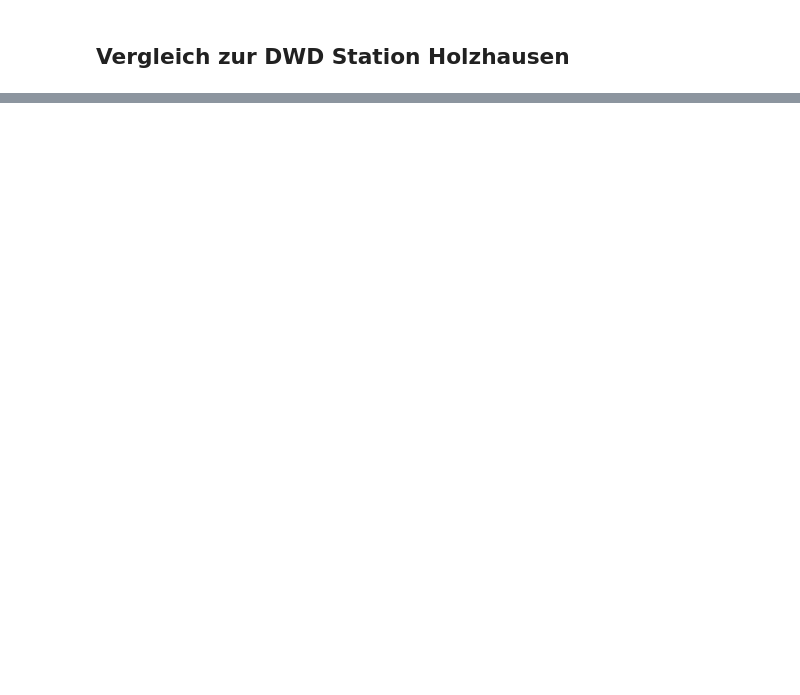
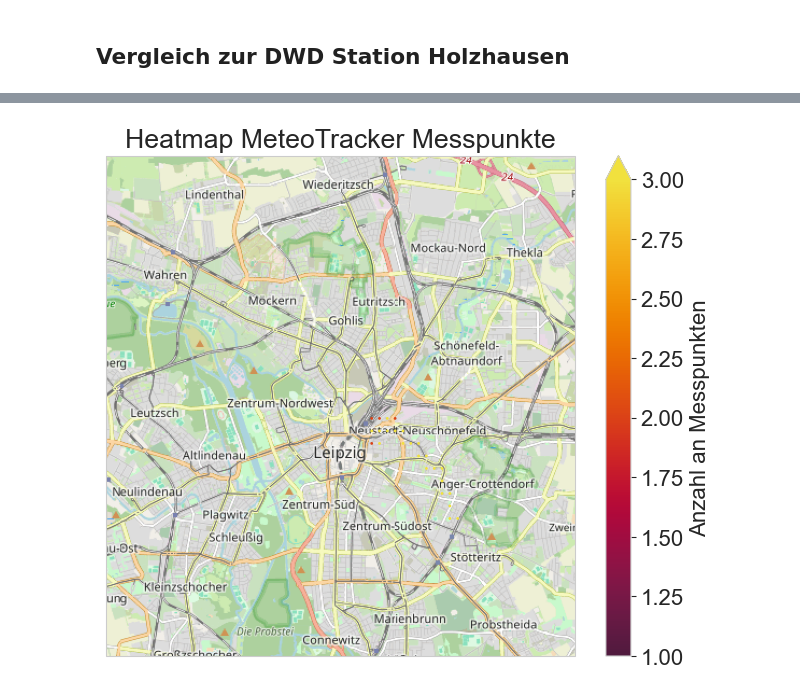
Before and after one commit to MeteorologieHautnah/MeteorologieHautnah, a Jupyter notebook: analysis/stumeta_2024.ipynb, the cells around one changed output, grey strips where cells are left out. Drawn from its saved outputs; the diff is of its cells as text; code cells hidden in the pictures; blank space fills up the shorter version.

```diff
--- a/analysis/stumeta_2024.ipynb
+++ b/analysis/stumeta_2024.ipynb
@@ -155,0 +199,40 @@ df = pd.concat([df, df_dwd])
+# %%
+# %% gruppiere Punkte in räumlicher Verteilung
+def to_nearest(num, decimal):
+    return round(num * decimal) / decimal
+# coordinates of midpoint (marketplace in Leipzig)
+mp_lon = 12.37534
+mp_lat = 51.34038
+# insert differenz of coordinates to midpoint
+df['lon_diff'] = df.lon.astype(float) - mp_lon
+df['lat_diff'] = df.lat.astype(float) - mp_lat
+# round differenz to the nearest multiple of 4 with 3 digits precision #400
+df['group_lon'] = to_nearest(df.lon_diff + mp_lon, 400)
+df['group_lat'] = to_nearest(df.lat_diff + mp_lat, 400)
+# make new df with midpoints of each cell and number of points in it
+lons = df.group_lon.unique()
+lats = df.group_lat.unique()
+# %%
+df_verteilung = df.groupby(['group_lon', 'group_lat'], as_index=False).agg(dict(air_temperature='count'))
+df_verteilung.rename(columns={'air_temperature': 'points', 'group_lon': 'lon', 'group_lat': 'lat'}, inplace=True)
+
+# %% plot temperature on map and add a nice colourbar
+cmap = cm.get_sub_cmap(cm.ember, 0.25, 1)
+plt.rc("font", size=16)
+plot_df = df_verteilung  # [::100]  # subsample dataframe if needed
+request = cimgt.OSM()
+fig, ax = plt.subplots(figsize=(8, 6.5), subplot_kw=dict(projection=request.crs))
+ax.set_extent(extent)
+ax.add_image(request, 12)
+scatter = ax.scatter(plot_df["lon"], plot_df["lat"],
+                     c=plot_df["points"],
+                     transform=ccrs.Geodetic(),
+                     s=1,
+                     cmap=cmap,
+                     vmax=plot_df["points"].quantile(0.95))
+cbar = plt.colorbar(scatter, ax=ax, orientation="vertical", label="Anzahl an Messpunkten", extend="max")
+ax.set_title("Heatmap MeteoTracker Messpunkte")
+plt.show()
+plt.close()
+# %% [output]
+[figure, added]
```
Also changed, not shown: parts of 12 cells of this notebook.
